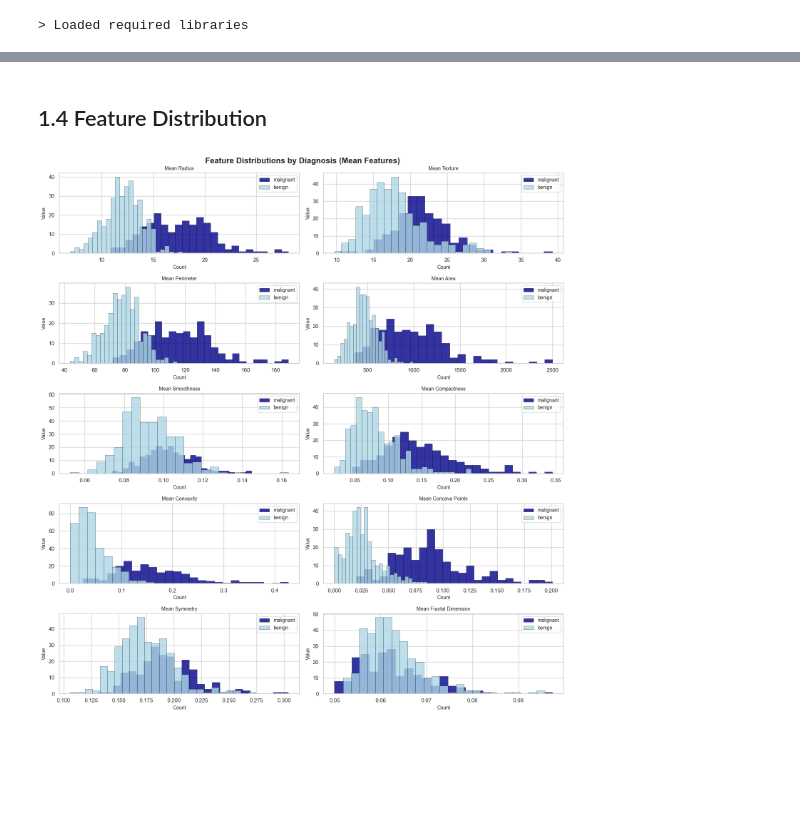
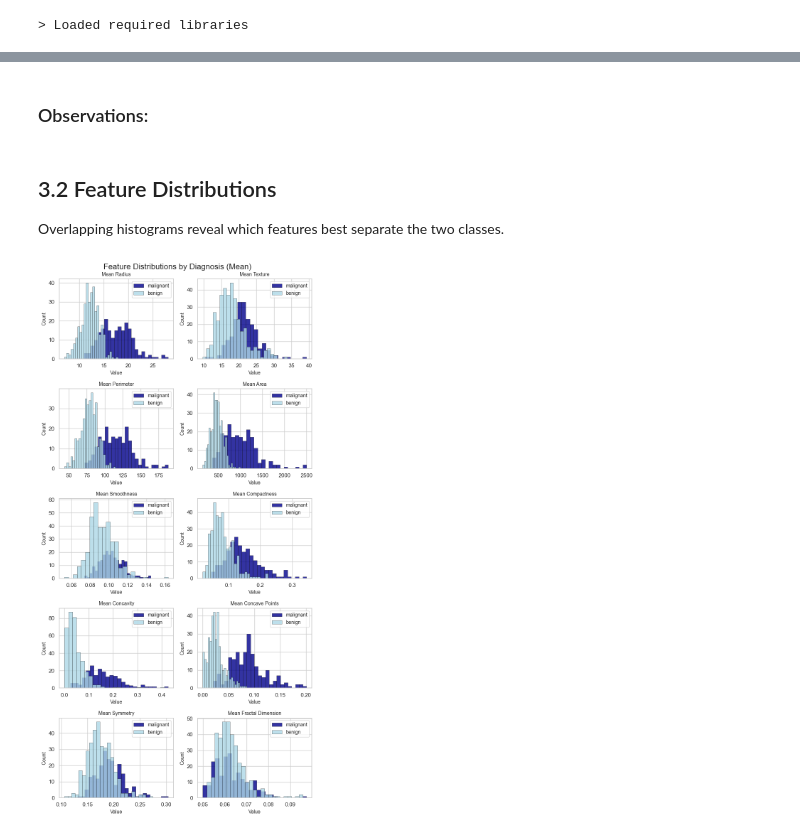
Before and after one commit to sarahcreighton/breast-cancer-classifier, a Jupyter notebook: notebooks/01_eda.ipynb, the cells around one changed output, grey strips where cells are left out. Cells and saved outputs as stored; diff of their text form; code cells hidden in the pictures; blank space fills up the shorter version.

```diff
--- a/notebooks/01_eda.ipynb
+++ b/notebooks/01_eda.ipynb
@@ -77,16 +143,6 @@ Before conducting any analyses we need to address data quality issues that could
 # %%
-# Missing values
-missing = df.isnull().sum()
-print(f"--- Missing Values ---")
-print(missing[missing >0] if missing.any() else "No missing values found.")
-
-# Duplicate check and de-duplication if needed
-dupes = df.duplicated().sum()
-print(f"\n--- Duplicates ---")
-print(f"{dupes} duplicate row(s) found.")
-if dupes > 0:
-    df = df.drop_duplicates()
-    print(f"Duplicates removed. New shape: {df.shape}")
-
-# Constant (zero) variance
+print(f"Missing values: {df.isna().sum().sum()}")
+print(f"Duplicate rows: {df.duplicated().sum()}")
+zero_var = [col for col in data.feature_names if df[col].nunique() == 1]
+print(f"Zero-variance features: {zero_var if zero_var else 'None'}")
 # %% [output]
@@ -144,25 +238,36 @@ plt.show()
+# %% [markdown]
+### Observations:
 # %% [markdown]
-## 1.4 Feature Distribution
+## 3.2 Feature Distributions
+Overlapping histograms reveal which features best separate the two classes.
 # %%
-## 1.4 Feature Distribution
+## Feature Distributions
 mean_ft = [col for col in df.columns if col.startswith("mean")]
 
-colors = ["darkblue","lightblue"]
-fig, axes = plt.subplots(5, 2, figsize=(15,16))
+fig, axes = plt.subplots(5, 2, figsize=(8,16))
 axes = axes.flatten()
 
 for i, ft in enumerate (mean_ft):
-    for dx, col in [("malignant",colors[0]),("benign",colors[1])]:
+    for dx, col in [("malignant", cols["malignant"]), ("benign", cols["benign"])]:
+
         subset = df[df["diagnosis"] == dx][ft]
-        axes[i].hist(subset,bins=25,alpha=0.8,color=col,label=dx,edgecolor="black",linewidth=0.4)
+        axes[i].hist(
+            subset,
+            bins = 25,
+            alpha = 0.8,
+            color = col,
+            label = dx,
+            edgecolor = "black",
+            linewidth = 0.4
+        )
 
-    axes[i].set_title(ft.title(),fontsize=10)
-    axes[i].set_ylabel('Value',fontsize=10)
-    axes[i].set_xlabel('Count',fontsize=10)
+    axes[i].set_title(ft.title(), fontsize=10)
+    axes[i].set_xlabel('Value', fontsize=10)
+    axes[i].set_ylabel('Count', fontsize=10)
     axes[i].legend(fontsize=10)
 
-plt.suptitle("Feature Distributions by Diagnosis (Mean Features)",fontsize=16,fontweight="bold")
+plt.suptitle("Feature Distributions by Diagnosis (Mean)", fontsize=16)
 plt.tight_layout()
 plt.show()
 # %% [output]
-[figure, old version]
+[figure, new version]
```
Also changed, not shown: parts of 36 cells of this notebook.
